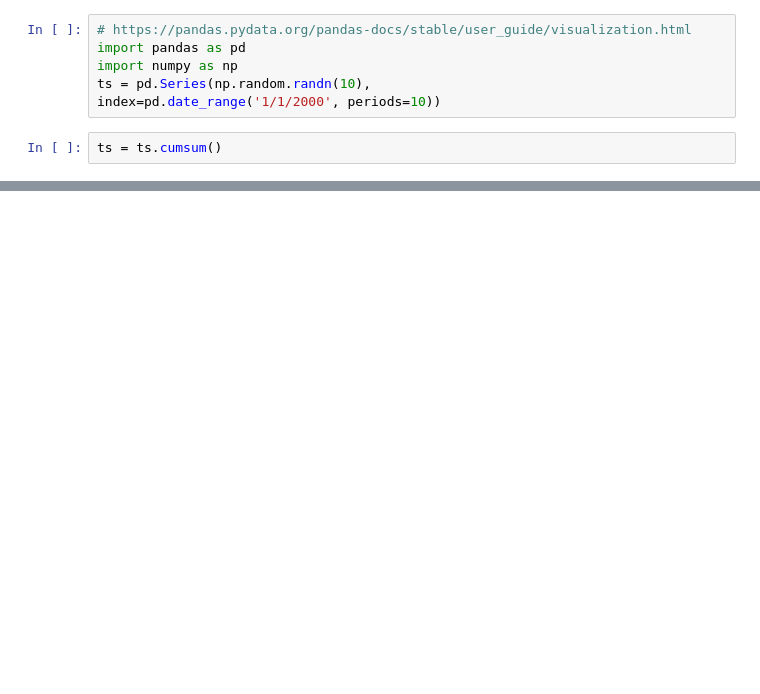
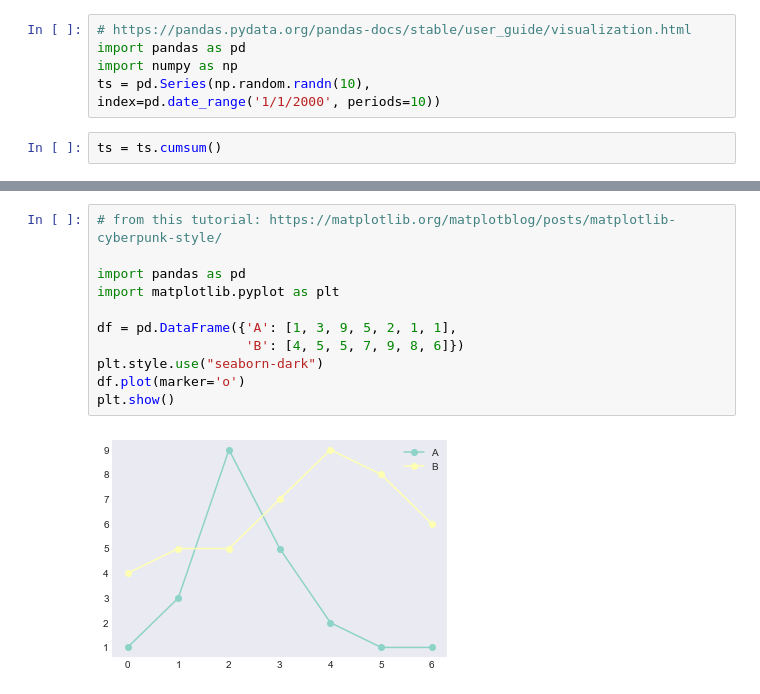
Before and after one commit to jpkeeton/2020Drills, a Jupyter notebook: PandasDataVizExample.ipynb, the cells around one changed output, grey strips where cells are left out. Drawn from its saved outputs; the diff is of its cells as text; blank space fills up the shorter version.

Commit message:
Another matplotlib example
Use https://matplotlib.org/matplotblog/posts/matplotlib-cyberpunk-style/ to check out styling

```diff
--- a/PandasDataVizExample.ipynb
+++ b/PandasDataVizExample.ipynb
@@ -13,0 +14,13 @@ ts.plot()
+# %%
+# from this tutorial: https://matplotlib.org/matplotblog/posts/matplotlib-cyberpunk-style/
+
+import pandas as pd
+import matplotlib.pyplot as plt
+
+df = pd.DataFrame({'A': [1, 3, 9, 5, 2, 1, 1],
+                   'B': [4, 5, 5, 7, 9, 8, 6]})
+plt.style.use("seaborn-dark")
+df.plot(marker='o')
+plt.show()
+# %% [output]
+[figure, added]
```
Also changed, not shown: parts of 2 cells of this notebook.
